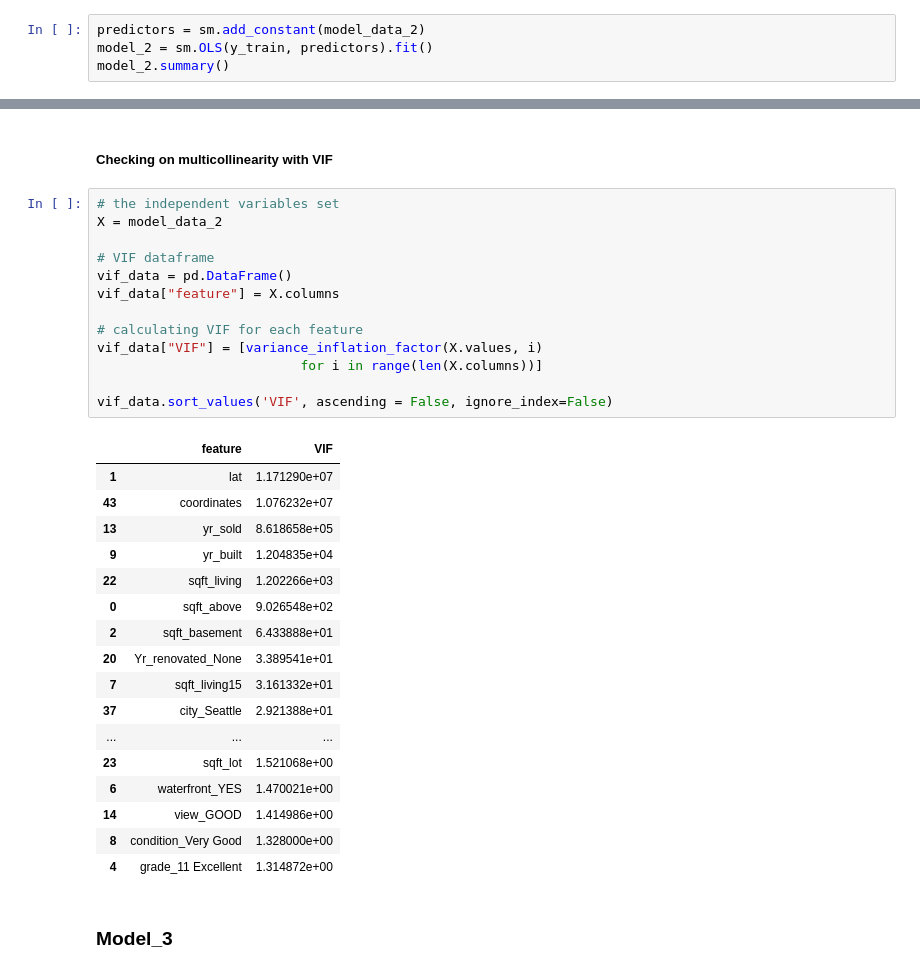
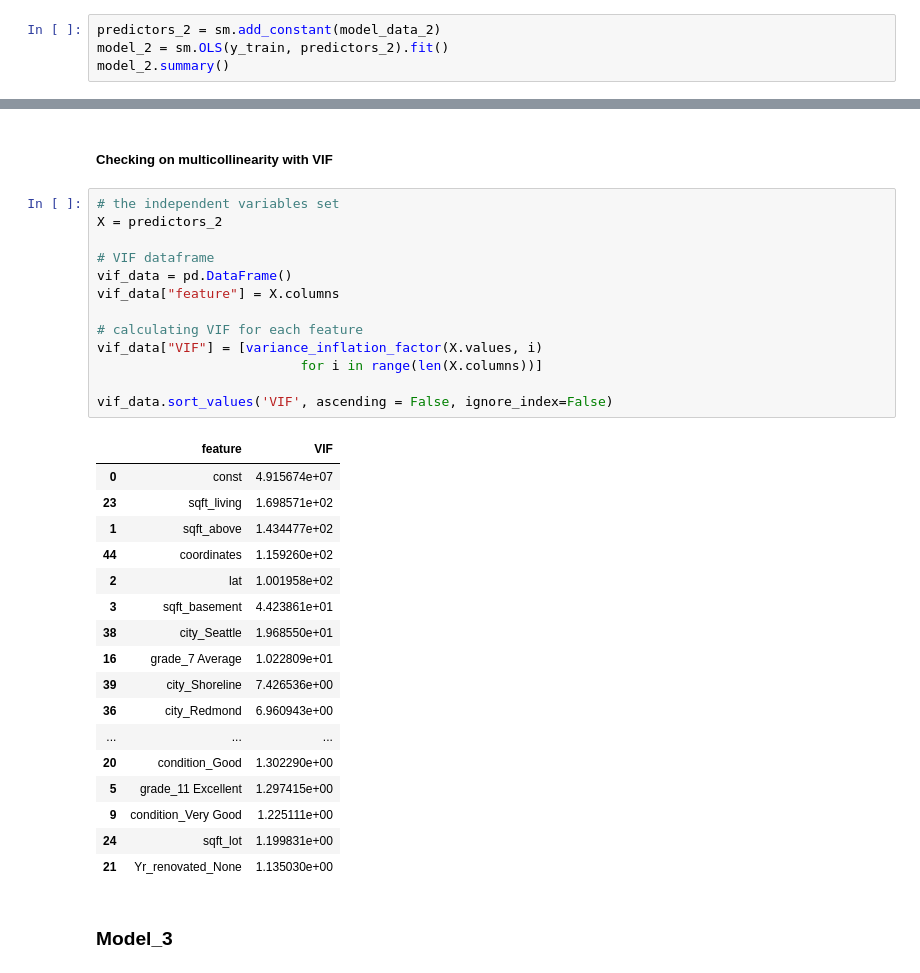
Before and after one commit to rusalka013/King-County-House-Sales-Project, a Jupyter notebook: King-County-House-Sales-Project.ipynb, the cells around one changed output, grey strips where cells are left out. Saved outputs shown, nothing was run; the diff lists cells and outputs as text.

Commit message:
added constant

```diff
--- a/King-County-House-Sales-Project.ipynb
+++ b/King-County-House-Sales-Project.ipynb
@@ -1622,8 +1623,8 @@ features_2 = ['sqft_above', 'lat', 'sqft_basement', 'view_EXCELLENT', 'grade_11
 # %%
 model_data_2 = X_train_preprocessed.loc[:, features_2]
 # %%
-predictors = sm.add_constant(model_data_2)
-model_2 = sm.OLS(y_train, predictors).fit()
+predictors_2 = sm.add_constant(model_data_2)
+model_2 = sm.OLS(y_train, predictors_2).fit()
 model_2.summary()
 # %% [output]
 OLS Regression Results
@@ -1664,35 +1665,35 @@ strong multicollinearity or other numerical problems.
 ##### Checking on multicollinearity with VIF
 # %%
 # the independent variables set
-X = model_data_2
+X = predictors_2
 
 # VIF dataframe
 vif_data = pd.DataFrame()
 vif_data["feature"] = X.columns
 
 # calculating VIF for each feature
 vif_data["VIF"] = [variance_inflation_factor(X.values, i)
                           for i in range(len(X.columns))]
 
 vif_data.sort_values('VIF', ascending = False, ignore_index=False)
 # %% [output]
 |  | feature | VIF |
-| 1 | lat | 1.171290e+07 |
-| 43 | coordinates | 1.076232e+07 |
-| 13 | yr_sold | 8.618658e+05 |
-| 9 | yr_built | 1.204835e+04 |
-| 22 | sqft_living | 1.202266e+03 |
-| 0 | sqft_above | 9.026548e+02 |
-| 2 | sqft_basement | 6.433888e+01 |
-| 20 | Yr_renovated_None | 3.389541e+01 |
-| 7 | sqft_living15 | 3.161332e+01 |
-| 37 | city_Seattle | 2.921388e+01 |
+| 0 | const | 4.915674e+07 |
+| 23 | sqft_living | 1.698571e+02 |
+| 1 | sqft_above | 1.434477e+02 |
+| 44 | coordinates | 1.159260e+02 |
+| 2 | lat | 1.001958e+02 |
+| 3 | sqft_basement | 4.423861e+01 |
+| 38 | city_Seattle | 1.968550e+01 |
+| 16 | grade_7 Average | 1.022809e+01 |
+| 39 | city_Shoreline | 7.426536e+00 |
+| 36 | city_Redmond | 6.960943e+00 |
 | ... | ... | ... |
-| 23 | sqft_lot | 1.521068e+00 |
-| 6 | waterfront_YES | 1.470021e+00 |
-| 14 | view_GOOD | 1.414986e+00 |
-| 8 | condition_Very Good | 1.328000e+00 |
-| 4 | grade_11 Excellent | 1.314872e+00 |
+| 20 | condition_Good | 1.302290e+00 |
+| 5 | grade_11 Excellent | 1.297415e+00 |
+| 9 | condition_Very Good | 1.225111e+00 |
+| 24 | sqft_lot | 1.199831e+00 |
+| 21 | Yr_renovated_None | 1.135030e+00 |
 # %% [markdown]
 ### Model_3
 # %%
```
Also changed, not shown: parts of 7 cells of this notebook.
